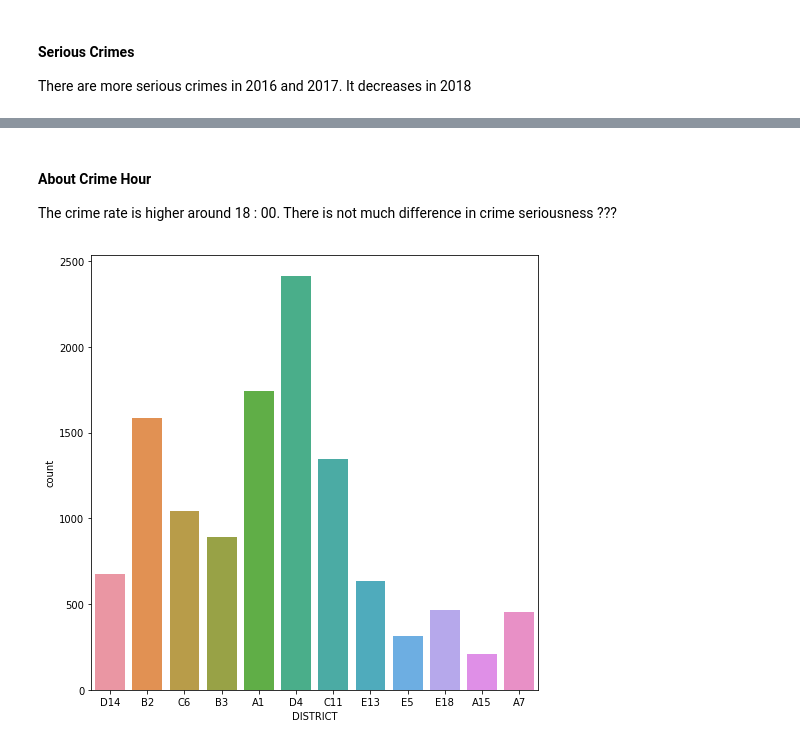
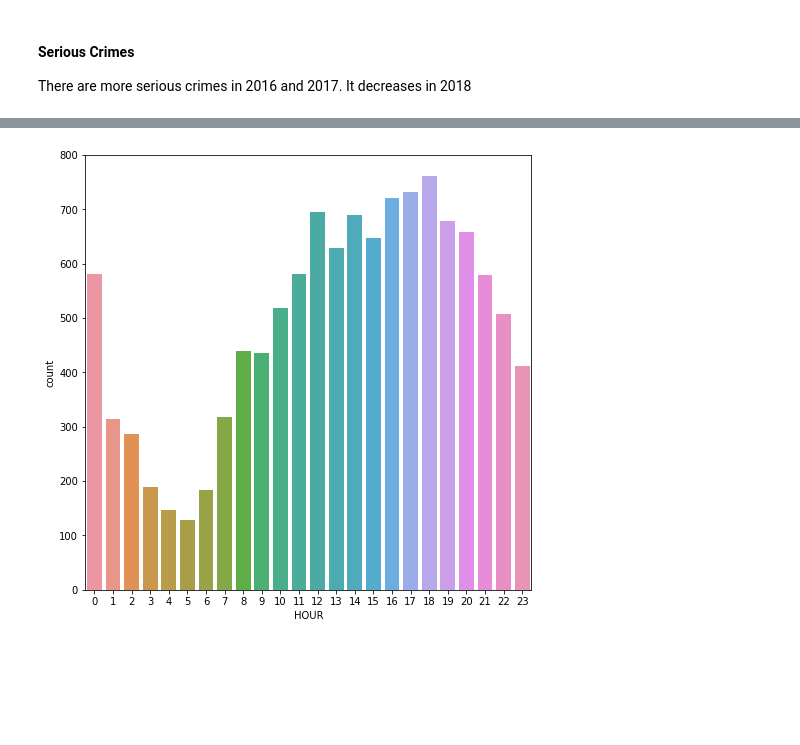
Before and after one commit to uaytek/BostonCrimeAnalysis, a Jupyter notebook: Crimes in Boston.ipynb, the cells around one changed output, grey strips where cells are left out. Saved outputs shown, nothing was run; the diff lists cells and outputs as text; code cells hidden in the pictures; blank space fills up the shorter version.

```diff
--- a/Crimes in Boston.ipynb
+++ b/Crimes in Boston.ipynb
@@ -130,0 +126,33 @@ plt.title("Offence codes");
+# %%
+def DrawPlot(df,title):
+    '''Draw simple bar chart
+     Parameters: a
+     df: Dataframe
+     title: Bar Chart Titie
+    '''
+    fig = plt.figure(figsize=(14,10))
+    ax = fig.add_subplot(111)
+
+    (df).plot(kind="bar");
+    plt.title(title);
+
+def DrawStackPlot(df):
+    '''Draw stacked bar chart
+     Parameters:
+     df: Dataframe
+    '''
+    df.size().groupby(level=0).apply(
+        lambda x: 100 * x / x.sum()
+    ).unstack().plot(kind='bar',stacked=True)
+
+    plt.gca().yaxis.set_major_formatter(mtick.PercentFormatter())
+    plt.show()
+
+def DrawSnsPlot(feature):
+    '''Draw stacked bar chart
+     Parameters:
+     feature: a feauture in dataset
+    '''
+    plt.figure(figsize=(8,8))
+    sns.countplot(x=feature)
+    plt.show()
@@ -232,11 +218,5 @@ plt.show()
-# %% [markdown]
-#### About Crime Hour
-The crime rate is higher around 18 : 00. There is not much difference in crime seriousness ???
 # %%
-status_vals = df.loc[(df["UCR_PART"] == "Part One") & (df["YEAR"] == 2018)]
 
-plt.figure(figsize=(8,8))
-sns.countplot(x=status_vals.DISTRICT)
-plt.show()
+DrawSnsPlot(df.loc[(df["UCR_PART"] == "Part One") & (df["YEAR"] == 2018)].HOUR)
 # %% [output]
-[figure, old version]
+[figure, new version]
```
Also changed, not shown: parts of 24 cells of this notebook.
